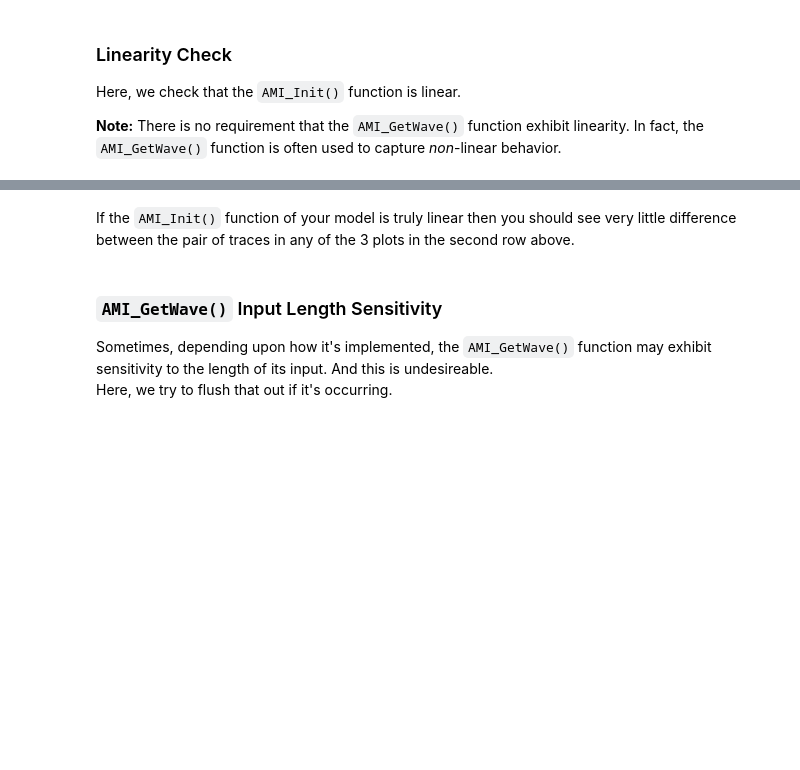
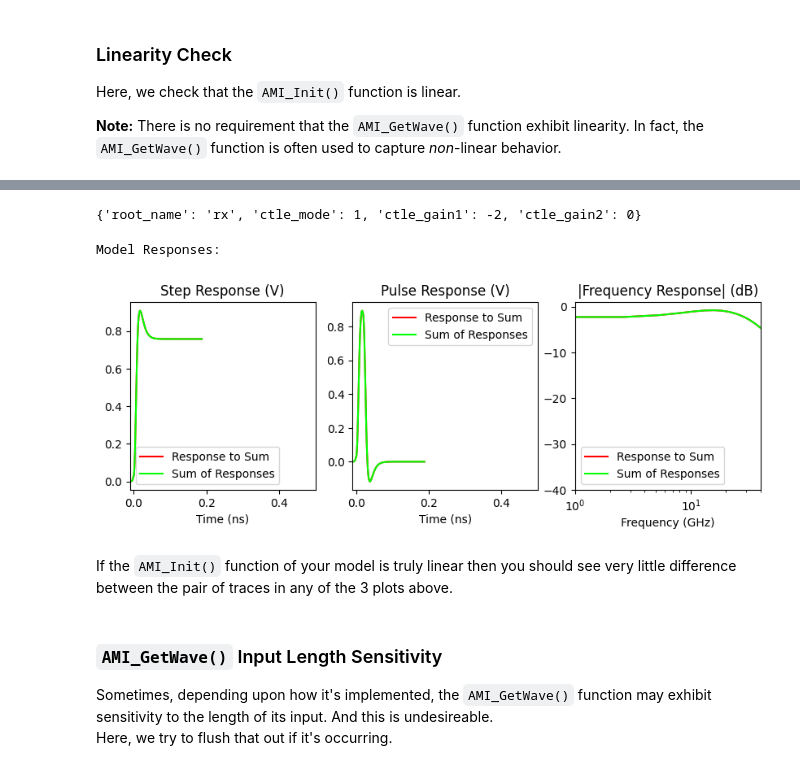
Before and after one commit to capn-freako/PyAMI, a Jupyter notebook: src/pyibisami/IBIS_AMI_Tester.ipynb, the cells around one changed output, grey strips where cells are left out. Cells and saved outputs as stored; diff of their text form; code cells hidden in the pictures; blank space fills up the shorter version.

```diff
--- a/src/pyibisami/IBIS_AMI_Tester.ipynb
+++ b/src/pyibisami/IBIS_AMI_Tester.ipynb
@@ -484,5 +476,62 @@ check_linearity(hs)
+# %%
+print(ami_params)
+# %% [output]
+{'root_name': 'rx', 'ctle_mode': 1, 'ctle_gain1': -2, 'ctle_gain2': 0}
+# %%
+def check_linearity(hs):
+    """
+    Compare sum of model's responses to model's response to sum.
+
+    Args:
+        hs: List of channel impulse responses to use.
+    """
+    print("Model Responses:")
+    h_shift = int(-0.49 * row_size)
+    hs_sum = sum(map(lambda h: h[0], hs)) / len(hs)
+    initializer.sample_interval = sample_interval
+    initializer.channel_response = roll(hs_sum, h_shift) / sample_interval
+    model.initialize(initializer)
+    t_sum, _, s_sum, p_sum, f_sum, H_sum = model.get_responses(calc_getw=False)['out_resp_init']
+    s_tot = zeros(row_size)
+    p_tot = zeros(row_size)
+    H_tot = zeros(row_size // 2 + 1) * 1j
+    for h, clrs in zip(hs, color_picker(len(hs))):
+        initializer.channel_response = roll(h[0], h_shift) / sample_interval
+        model.initialize(initializer)
+        _, _, _s, _p, _, _H = model.get_responses(calc_getw=False)['out_resp_init']
+        s_tot += _s
+        p_tot += _p
+        H_tot += _H
+    s_tot /= len(hs)
+    p_tot /= len(hs)
+    H_tot /= len(hs)
+
+    fig = plt.figure(figsize=(fig_x, fig_y))
+    plot_resps(fig, {'out_resp_init': (t_sum, hs_sum, s_sum, p_sum, f_sum, H_sum)}, "Response to Sum", ((1.0, 0.0, 0.0), (0.5, 0.0, 0.0)))
+    plot_resps(fig, {'out_resp_init': (t_sum, hs_sum, s_tot, p_tot, f_sum, H_tot)}, "Sum of Responses", ((0.0, 1.0, 0.0), (0.0, 0.5, 0.0)))
+    plt.subplot(131)
+    plt.title("Step Response (V)")
+    plt.xlabel("Time (ns)")
+    plt.axis(xmin=-0.01, xmax=plot_t_max * 1e9)
+    plt.legend()
+    plt.subplot(132)
+    plt.title("Pulse Response (V)")
+    plt.xlabel("Time (ns)")
+    plt.axis(xmin=-0.01, xmax=plot_t_max * 1e9)
+    plt.legend()
+    plt.subplot(133)
+    plt.title("|Frequency Response| (dB)")
+    plt.xlabel("Frequency (GHz)")
+    plt.axis(xmin=1, xmax=f_max / 1e9, ymin=-40, ymax=1)
+    plt.legend()
+    plt.show()
+
+check_linearity(hs)
+# %% [output]
+Model Responses:
+[figure, added]
 # %% [markdown]
-If the `AMI_Init()` function of your model is truly linear then you should see very little difference between the pair of traces in any of the 3 plots in the second row above.
+If the `AMI_Init()` function of your model is truly linear then you should see very little difference between the pair of traces in any of the 3 plots above.
 # %% [markdown]
 ### `AMI_GetWave()` Input Length Sensitivity
 
```
Also changed, not shown: parts of 29 cells of this notebook, 5 other files.
